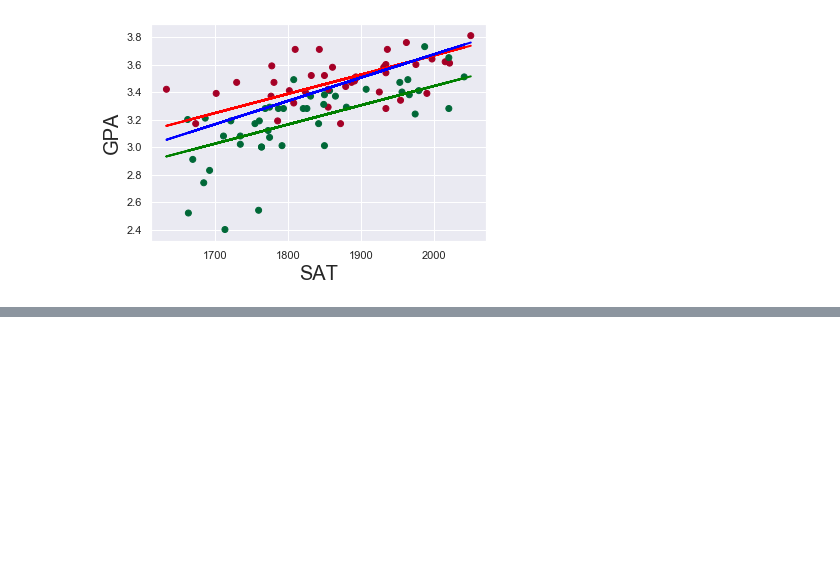
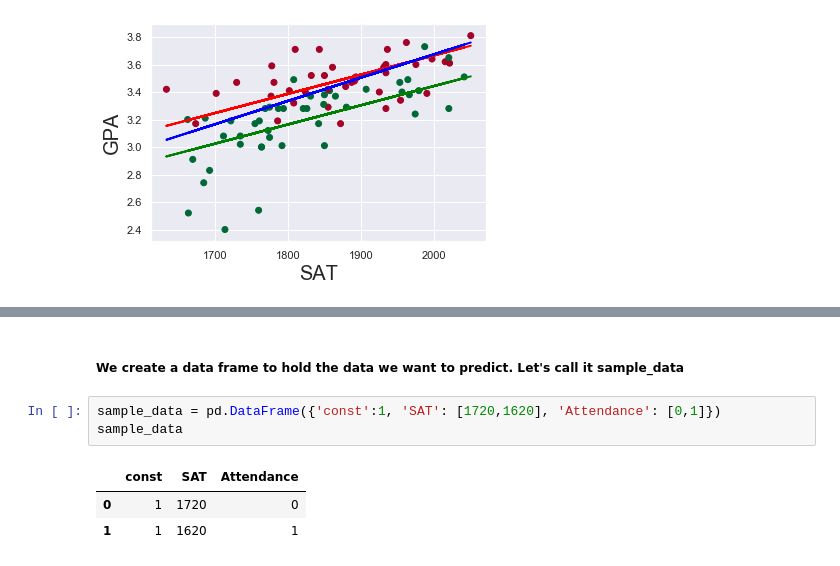
Before and after one commit to liyi54/regressions, a Jupyter notebook: Multiple regression with dummy variables.ipynb, the cells around one changed output, grey strips where cells are left out. Cells and saved outputs as stored; diff of their text form; blank space fills up the shorter version.

```diff
--- a/Multiple regression with dummy variables.ipynb
+++ b/Multiple regression with dummy variables.ipynb
@@ -143,0 +160,9 @@ plt.show()
+# %% [markdown]
+##### We create a data frame to hold the data we want to predict. Let's call it sample_data
+# %%
+sample_data = pd.DataFrame({'const':1, 'SAT': [1720,1620], 'Attendance': [0,1]})
+sample_data
+# %% [output]
+|  | const | SAT | Attendance |
+| 0 | 1 | 1720 | 0 |
+| 1 | 1 | 1620 | 1 |
```
Also changed, not shown: parts of 7 cells of this notebook.
